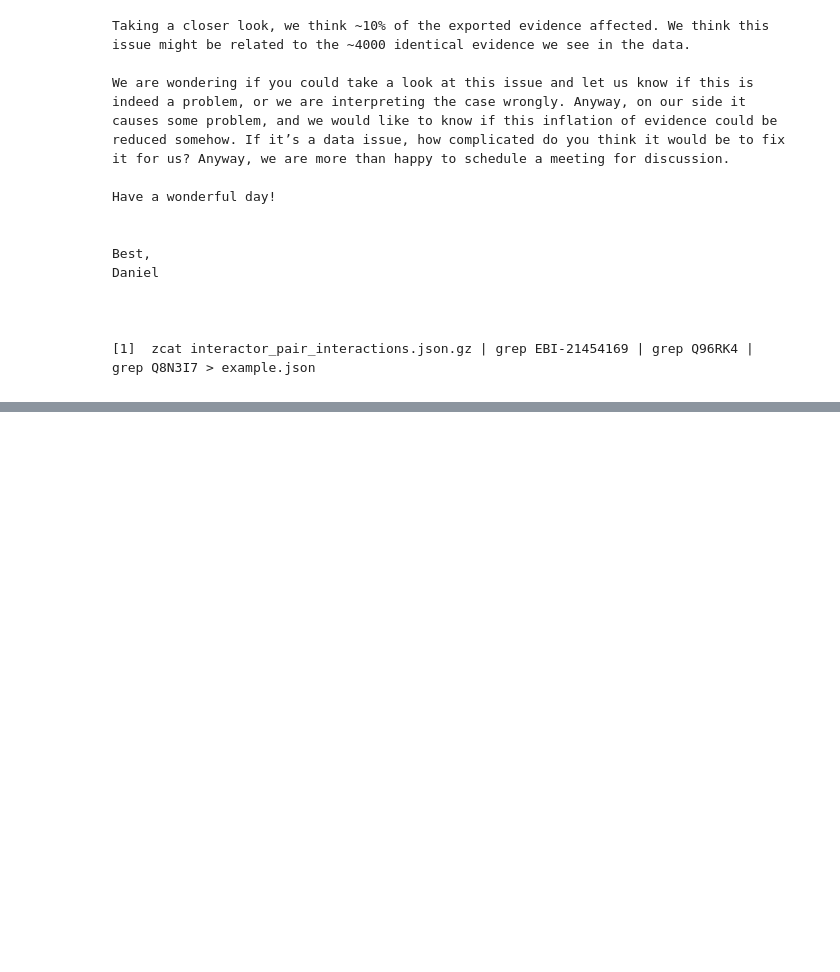
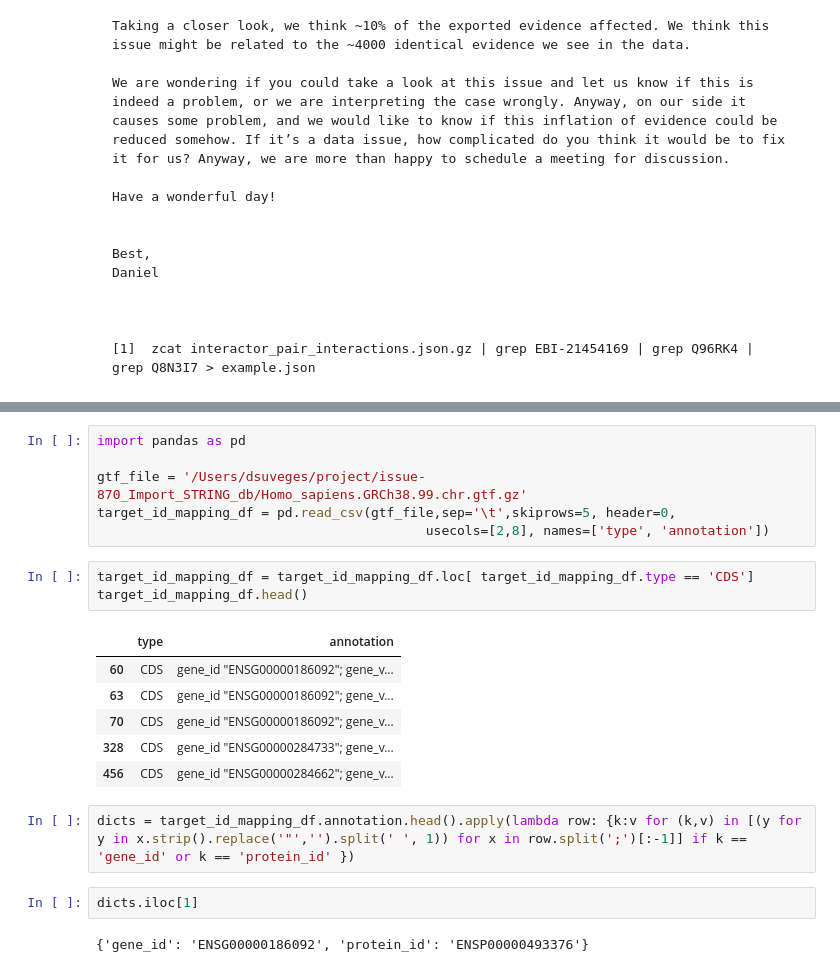
Before and after one commit to DSuveges/random_notebooks, a Jupyter notebook: 2020.09.15_checking_intact_data/checking_intact.ipynb, the cells around one changed output, grey strips where cells are left out. Drawn from its saved outputs; the diff is of its cells as text; blank space fills up the shorter version.

```diff
--- a/2020.09.15_checking_intact_data/checking_intact.ipynb
+++ b/2020.09.15_checking_intact_data/checking_intact.ipynb
@@ -176,0 +264,22 @@ Daniel
+# %%
+import pandas as pd
+
+gtf_file = '/Users/dsuveges/project/issue-870_Import_STRING_db/Homo_sapiens.GRCh38.99.chr.gtf.gz'
+target_id_mapping_df = pd.read_csv(gtf_file,sep='\t',skiprows=5, header=0,
+                                          usecols=[2,8], names=['type', 'annotation'])
+# %%
+target_id_mapping_df = target_id_mapping_df.loc[ target_id_mapping_df.type == 'CDS']
+target_id_mapping_df.head()
+# %% [output]
+|  | type | annotation |
+| 60 | CDS | gene_id "ENSG00000186092"; gene_v... |
+| 63 | CDS | gene_id "ENSG00000186092"; gene_v... |
+| 70 | CDS | gene_id "ENSG00000186092"; gene_v... |
+| 328 | CDS | gene_id "ENSG00000284733"; gene_v... |
+| 456 | CDS | gene_id "ENSG00000284662"; gene_v... |
+# %%
+dicts = target_id_mapping_df.annotation.head().apply(lambda row: {k:v for (k,v) in [(y for y in x.strip().replace('"','').split(' ', 1)) for x in row.split(';')[:-1]] if k == 'gene_id' or k == 'protein_id' })
+# %%
+dicts.iloc[1]
+# %% [output]
+{'gene_id': 'ENSG00000186092', 'protein_id': 'ENSP00000493376'}
```
Also changed, not shown: parts of 15 cells of this notebook.
